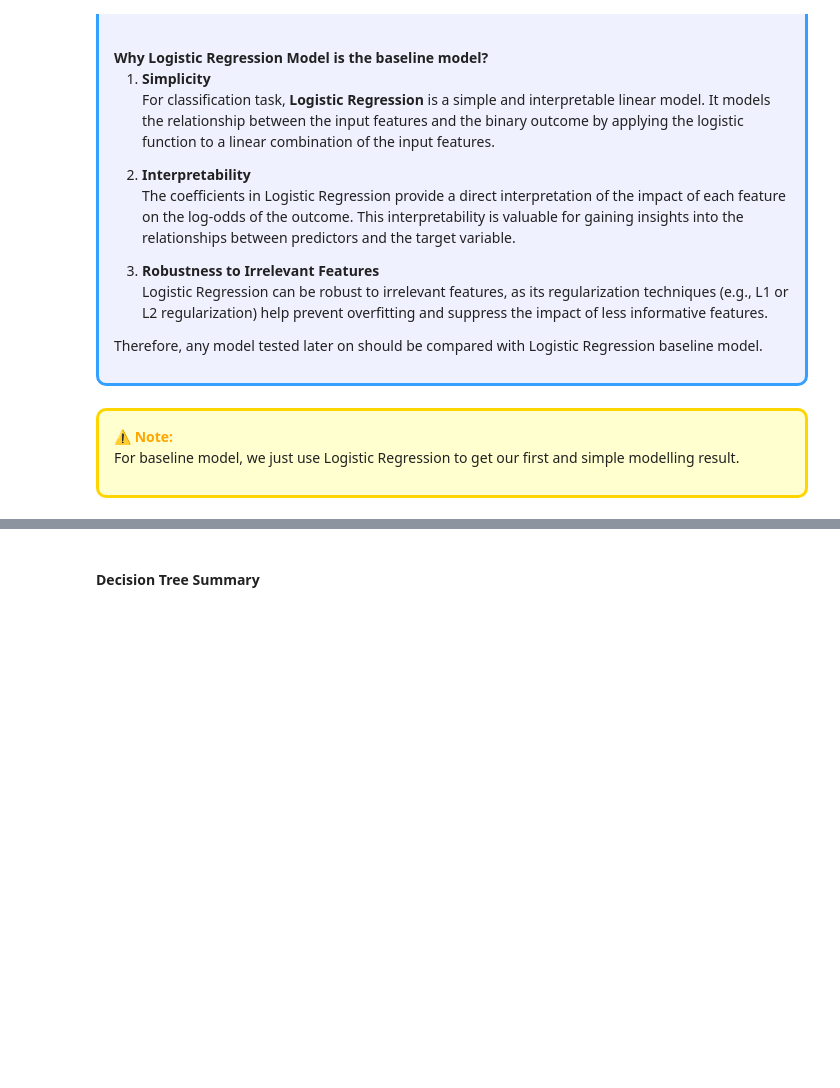
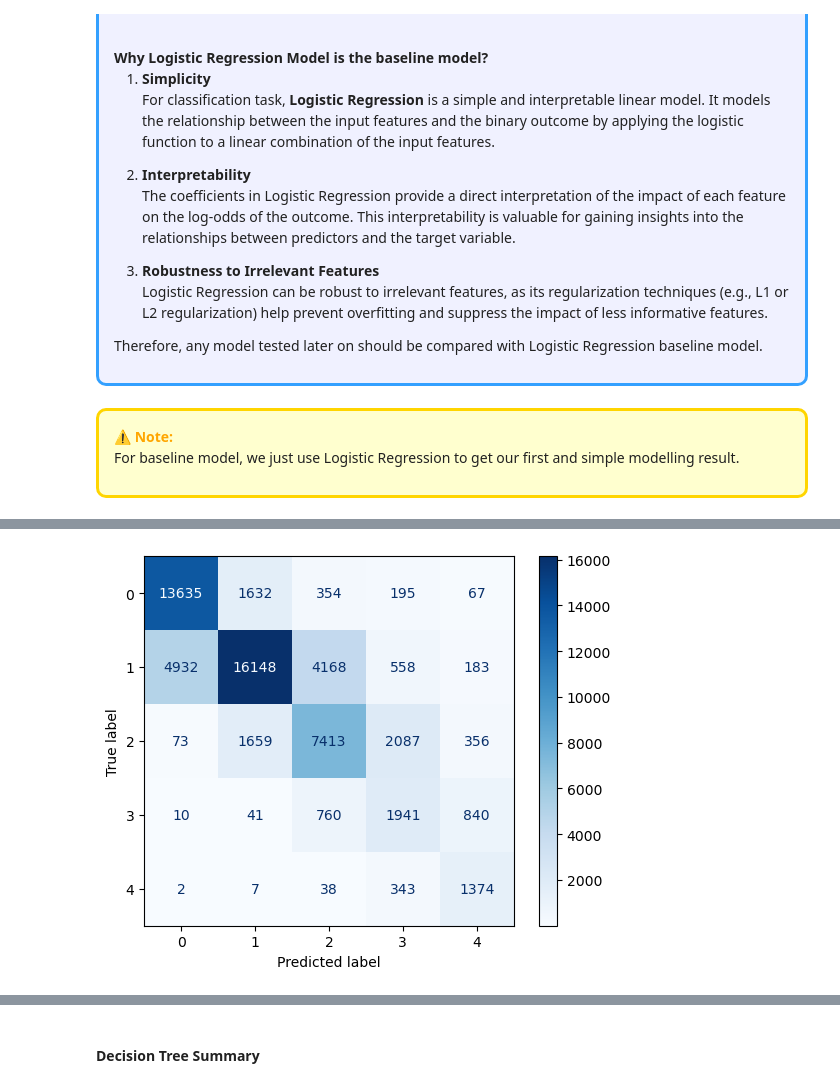
Before and after one commit to anthonynamnam/brainstation_capstone, a Jupyter notebook: Notebooks/model-development.ipynb, the cells around one changed output, grey strips where cells are left out. Cells and saved outputs as stored; diff of their text form; code cells hidden in the pictures; blank space fills up the shorter version.

```diff
--- a/Notebooks/model-development.ipynb
+++ b/Notebooks/model-development.ipynb
@@ -1789,0 +2257,4 @@ actual_5         35        281       3495       5287       8540
+# %%
+logit_oversample.show_confusion_matrix()
+# %% [output]
+[figure, added]
```
Also changed, not shown: parts of 386 cells of this notebook.
